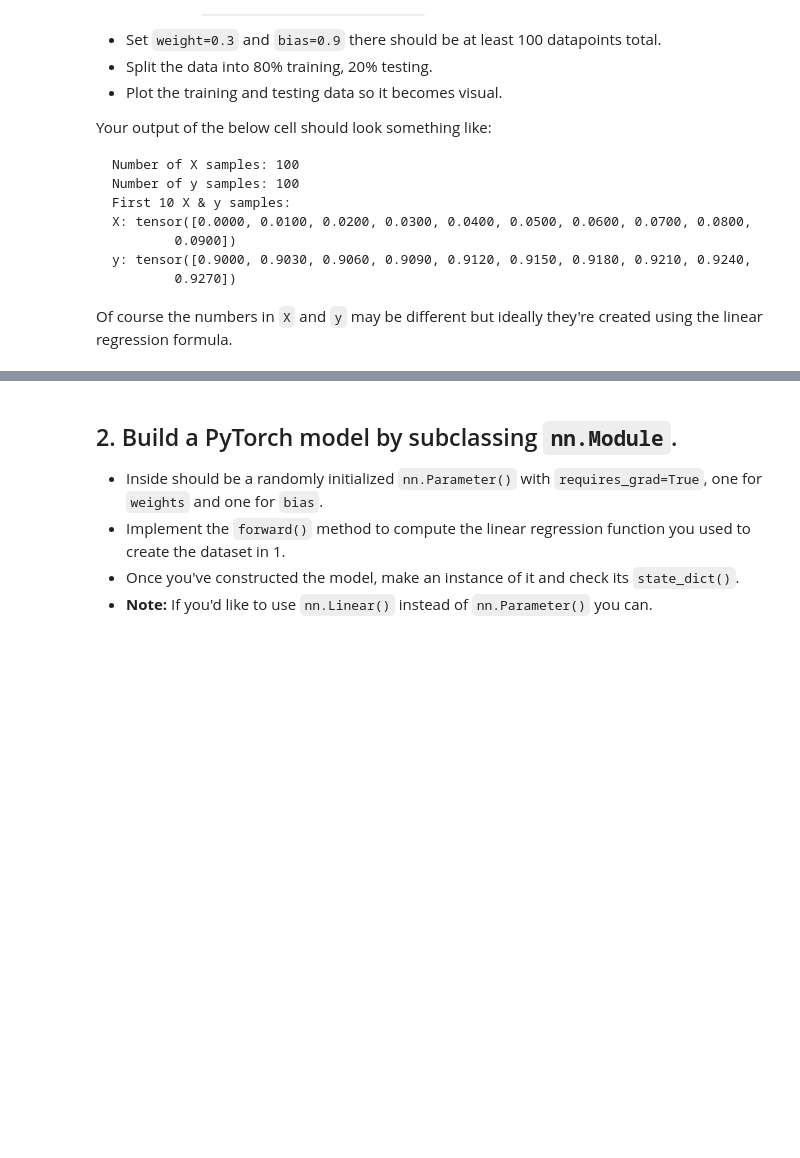
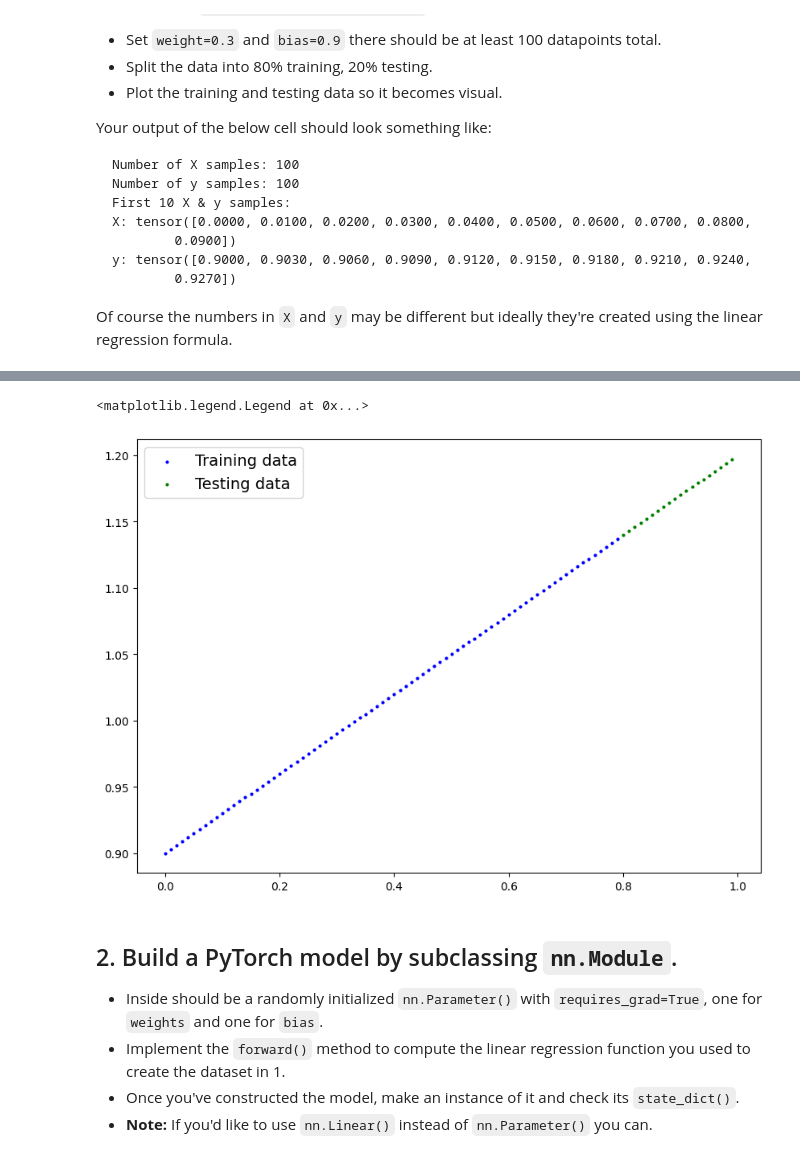
Before and after one commit to KookieDoh/PyTorch-practice, a Jupyter notebook: extras/exercises/01_pytorch_workflow_exercises.ipynb, the cells around one changed output, grey strips where cells are left out. Drawn from its saved outputs; the diff is of its cells as text; code cells hidden in the pictures; blank space fills up the shorter version.

```diff
--- a/extras/exercises/01_pytorch_workflow_exercises.ipynb
+++ b/extras/exercises/01_pytorch_workflow_exercises.ipynb
@@ -36,11 +43,15 @@ y: tensor([0.9000, 0.9030, 0.9060, 0.9090, 0.9120, 0.9150, 0.9180, 0.9210, 0.924
 Of course the numbers in `X` and `y` may be different but ideally they're created using the linear regression formula.
 # %%
 # Create the data parameters
-
+weight = 0.3
+bias = 0.9
+start = 0
+end = 1
+step = 0.01
 
 # Make X and y using linear regression feature
-
-
+X = torch.arange(start, end, step).unsqueeze(dim=1)
+y = weight * X + bias
 print(f"Number of X samples: {len(X)}")
 print(f"Number of y samples: {len(y)}")
 print(f"First 10 X & y samples:\nX: {X[:10]}\ny: {y[:10]}")
@@ -47,2 +76,7 @@ print(f"First 10 X & y samples:\nX: {X[:10]}\ny: {y[:10]}")
 # %%
 # Split the data into training and testing
+num_training = int(0.8*len(X))
+X_train = X[:num_training]
+y_train = y[:num_training]
+X_test = X[num_training:]
+y_test = y[num_training:]
@@ -51,3 +83,12 @@ print(f"First 10 X & y samples:\nX: {X[:10]}\ny: {y[:10]}")
+# %%
+# Plot the training and testing data
+plt.figure(figsize = (10,7))
+plt.scatter(X_train, y_train, c = "b", s = 4, label = "Training data")
+plt.scatter(X_test, y_test, c = "g", s = 4, label = "Testing data")
+plt.legend(prop = {"size":14})
+# %% [output]
+<matplotlib.legend.Legend at 0x...>
+[figure, added]
 # %% [markdown]
 ## 2. Build a PyTorch model by subclassing `nn.Module`.
   * Inside should be a randomly initialized `nn.Parameter()` with `requires_grad=True`, one for `weights` and one for `bias`.
```
Also changed, not shown: parts of 18 cells of this notebook.
